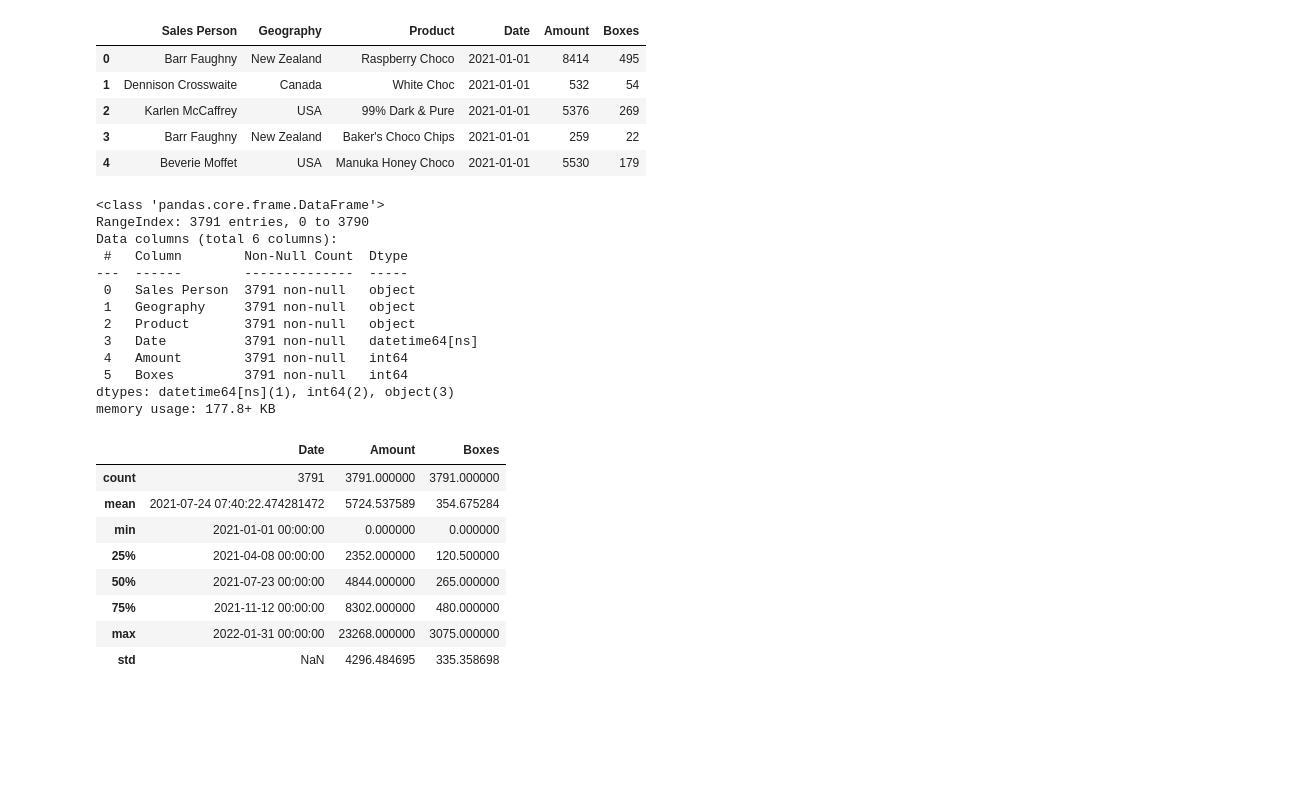
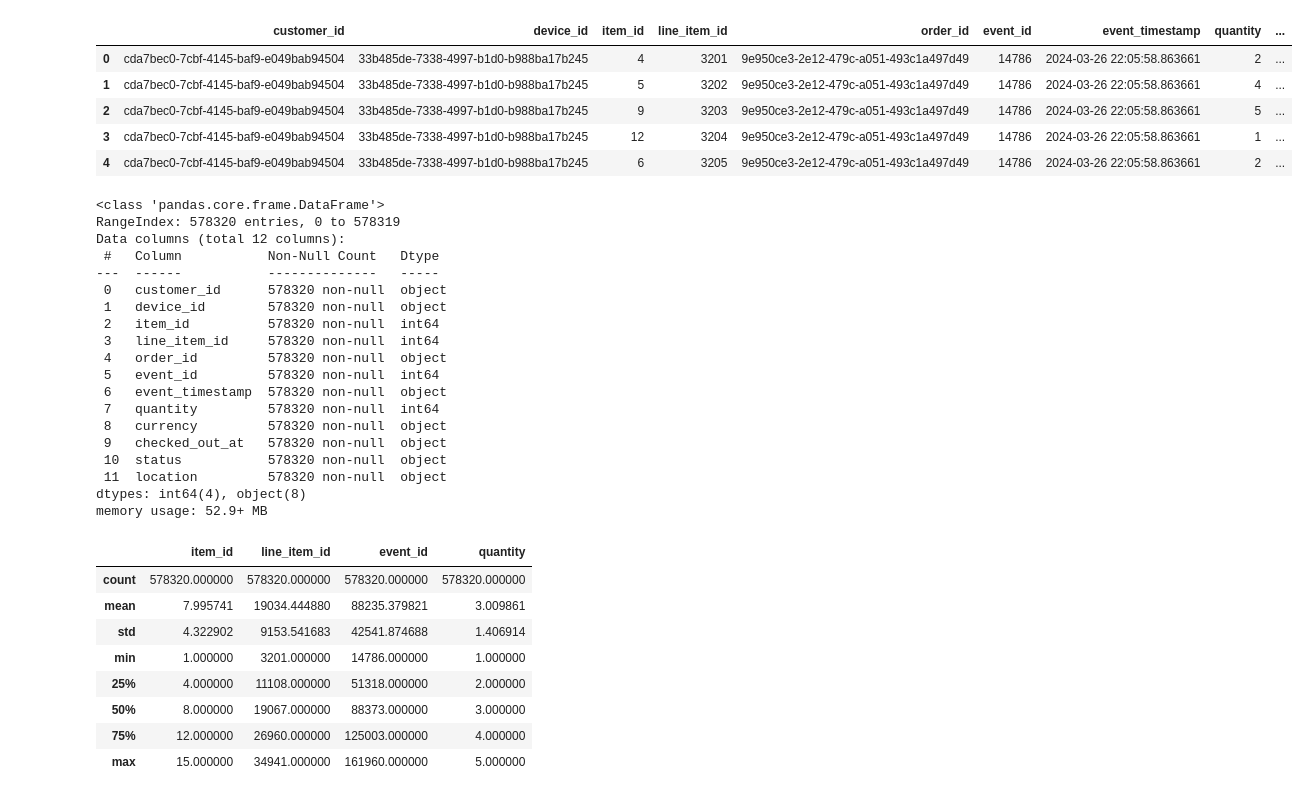
Before and after one commit to RoyalDhee/Data_Analysis, a Jupyter notebook: prac_pandas101.ipynb, the cells around one changed output. Drawn from its saved outputs; the diff is of its cells as text; code cells hidden in the pictures; blank space fills up the shorter version.

```diff
--- a/prac_pandas101.ipynb
+++ b/prac_pandas101.ipynb
@@ -6,44 +6,50 @@ import seaborn as sns
 import os
 
 # Set up views
-pd.set_option('display.max_columns', None)
-pd.set_option('display.width', 1000)
+# pd.set_option('display.max_columns', None)
+# pd.set_option('display.width', 1000)
 # %%
-sales_set = pd.read_excel("Sales Data.xlsx")
+sales_set = pd.read_csv("sales_data.xls")
 sales_set.head()
 # %% [output]
-|  | Sales Person | Geography | Product | Date | Amount | Boxes |
-| 0 | Barr Faughny | New Zealand | Raspberry Choco | 2021-01-01 | 8414 | 495 |
-| 1 | Dennison Crosswaite | Canada | White Choc | 2021-01-01 | 532 | 54 |
-| 2 | Karlen McCaffrey | USA | 99% Dark & Pure | 2021-01-01 | 5376 | 269 |
-| 3 | Barr Faughny | New Zealand | Baker's Choco Chips | 2021-01-01 | 259 | 22 |
-| 4 | Beverie Moffet | USA | Manuka Honey Choco | 2021-01-01 | 5530 | 179 |
+|  | customer_id | device_id | item_id | line_item_id | order_id | event_id | event_timestamp | quantity | ... |
+| 0 | cda7bec0-7cbf-4145-baf9-e049bab94504 | 33b485de-7338-4997-b1d0-b988ba17b245 | 4 | 3201 | 9e950ce3-2e12-479c-a051-493c1a497d49 | 14786 | 2024-03-26 22:05:58.863661 | 2 | ... |
+| 1 | cda7bec0-7cbf-4145-baf9-e049bab94504 | 33b485de-7338-4997-b1d0-b988ba17b245 | 5 | 3202 | 9e950ce3-2e12-479c-a051-493c1a497d49 | 14786 | 2024-03-26 22:05:58.863661 | 4 | ... |
+| 2 | cda7bec0-7cbf-4145-baf9-e049bab94504 | 33b485de-7338-4997-b1d0-b988ba17b245 | 9 | 3203 | 9e950ce3-2e12-479c-a051-493c1a497d49 | 14786 | 2024-03-26 22:05:58.863661 | 5 | ... |
+| 3 | cda7bec0-7cbf-4145-baf9-e049bab94504 | 33b485de-7338-4997-b1d0-b988ba17b245 | 12 | 3204 | 9e950ce3-2e12-479c-a051-493c1a497d49 | 14786 | 2024-03-26 22:05:58.863661 | 1 | ... |
+| 4 | cda7bec0-7cbf-4145-baf9-e049bab94504 | 33b485de-7338-4997-b1d0-b988ba17b245 | 6 | 3205 | 9e950ce3-2e12-479c-a051-493c1a497d49 | 14786 | 2024-03-26 22:05:58.863661 | 2 | ... |
 # %%
 sales_set.info()
 sales_set.describe()
 # %% [output]
 <class 'pandas.core.frame.DataFrame'>
-RangeIndex: 3791 entries, 0 to 3790
-Data columns (total 6 columns):
- #   Column        Non-Null Count  Dtype
----  ------        --------------  -----
- 0   Sales Person  3791 non-null   object
- 1   Geography     3791 non-null   object
- 2   Product       3791 non-null   object
- 3   Date          3791 non-null   datetime64[ns]
- 4   Amount        3791 non-null   int64
- 5   Boxes         3791 non-null   int64
-dtypes: datetime64[ns](1), int64(2), object(3)
-memory usage: 177.8+ KB
+RangeIndex: 578320 entries, 0 to 578319
+Data columns (total 12 columns):
+ #   Column           Non-Null Count   Dtype
+---  ------           --------------   -----
+ 0   customer_id      578320 non-null  object
+ 1   device_id        578320 non-null  object
+ 2   item_id          578320 non-null  int64
+ 3   line_item_id     578320 non-null  int64
+ 4   order_id         578320 non-null  object
+ 5   event_id         578320 non-null  int64
+ 6   event_timestamp  578320 non-null  object
+ 7   quantity         578320 non-null  int64
+ 8   currency         578320 non-null  object
+ 9   checked_out_at   578320 non-null  object
+ 10  status           578320 non-null  object
+ 11  location         578320 non-null  object
+dtypes: int64(4), object(8)
+memory usage: 52.9+ MB
-|  | Date | Amount | Boxes |
-| count | 3791 | 3791.000000 | 3791.000000 |
-| mean | 2021-07-24 07:40:22.474281472 | 5724.537589 | 354.675284 |
-| min | 2021-01-01 00:00:00 | 0.000000 | 0.000000 |
-| 25% | 2021-04-08 00:00:00 | 2352.000000 | 120.500000 |
-| 50% | 2021-07-23 00:00:00 | 4844.000000 | 265.000000 |
-| 75% | 2021-11-12 00:00:00 | 8302.000000 | 480.000000 |
-| max | 2022-01-31 00:00:00 | 23268.000000 | 3075.000000 |
-| std | NaN | 4296.484695 | 335.358698 |
+|  | item_id | line_item_id | event_id | quantity |
+| count | 578320.000000 | 578320.000000 | 578320.000000 | 578320.000000 |
+| mean | 7.995741 | 19034.444880 | 88235.379821 | 3.009861 |
+| std | 4.322902 | 9153.541683 | 42541.874688 | 1.406914 |
+| min | 1.000000 | 3201.000000 | 14786.000000 | 1.000000 |
+| 25% | 4.000000 | 11108.000000 | 51318.000000 | 2.000000 |
+| 50% | 8.000000 | 19067.000000 | 88373.000000 | 3.000000 |
+| 75% | 12.000000 | 26960.000000 | 125003.000000 | 4.000000 |
+| max | 15.000000 | 34941.000000 | 161960.000000 | 5.000000 |
 # %%
 # Check for empty cells
 sales_set.isna().sum()
```
Also changed, not shown: parts of 32 cells of this notebook.
